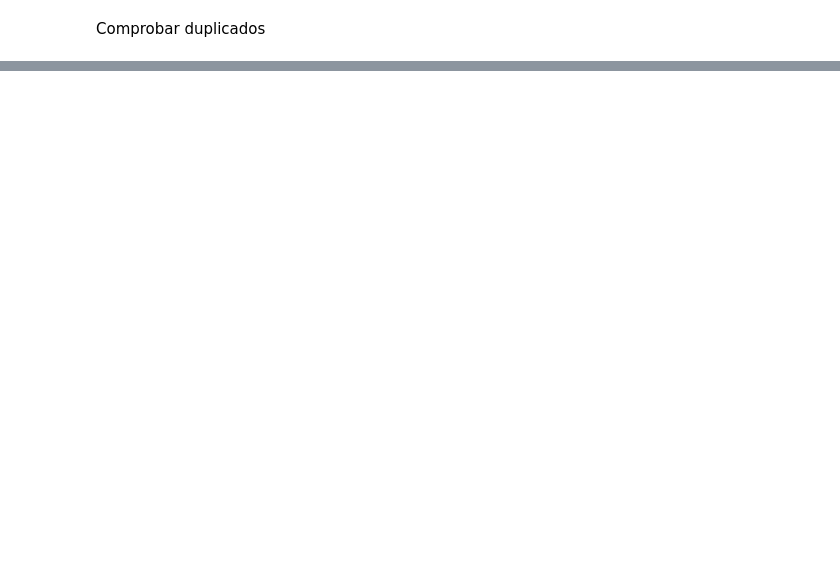
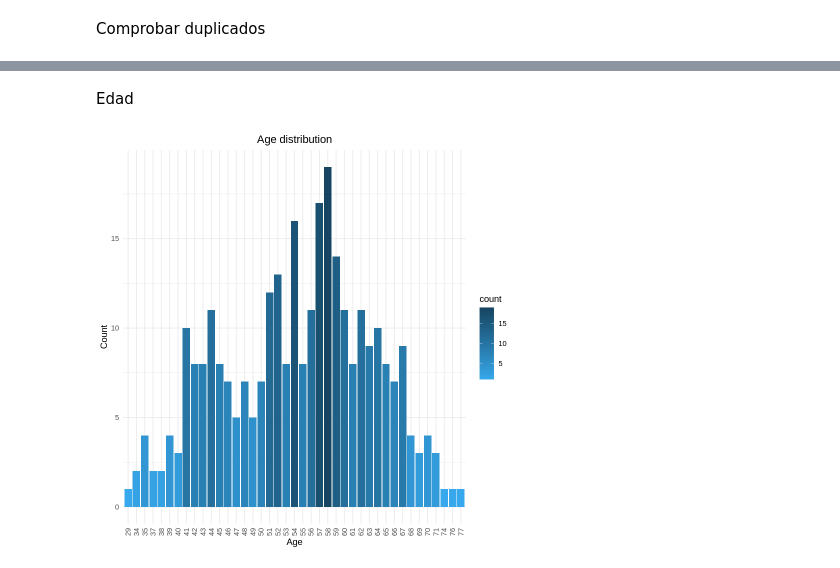
Before and after one commit to gaso/tipilogia_heart-attack-analysis, a Jupyter notebook: analysis.ipynb, the cells around one changed output, grey strips where cells are left out. Drawn from its saved outputs; the diff is of its cells as text; code cells hidden in the pictures; blank space fills up the shorter version.

```diff
--- a/analysis.ipynb
+++ b/analysis.ipynb
@@ -129,0 +227,15 @@ A data.frame: 1 × 14
+# %% [markdown]
+Edad
+# %%
+# Crear el gráfico de conteo
+ggplot(data, aes(x = as.factor(age), fill = ..count..)) +
+  geom_bar() +
+  scale_fill_gradient(low = "#36A8EB", high = "#164561") +
+  theme_minimal() +
+  ggtitle("Age distribution") +
+  xlab("Age") +
+  ylab("Count") +
+  theme(plot.title = element_text(hjust = 0.5)) +
+  theme(axis.text.x = element_text(angle = 90, vjust = 0.5, hjust=1))
+# %% [output]
+[figure, added]
```
Also changed, not shown: parts of 41 cells of this notebook.
